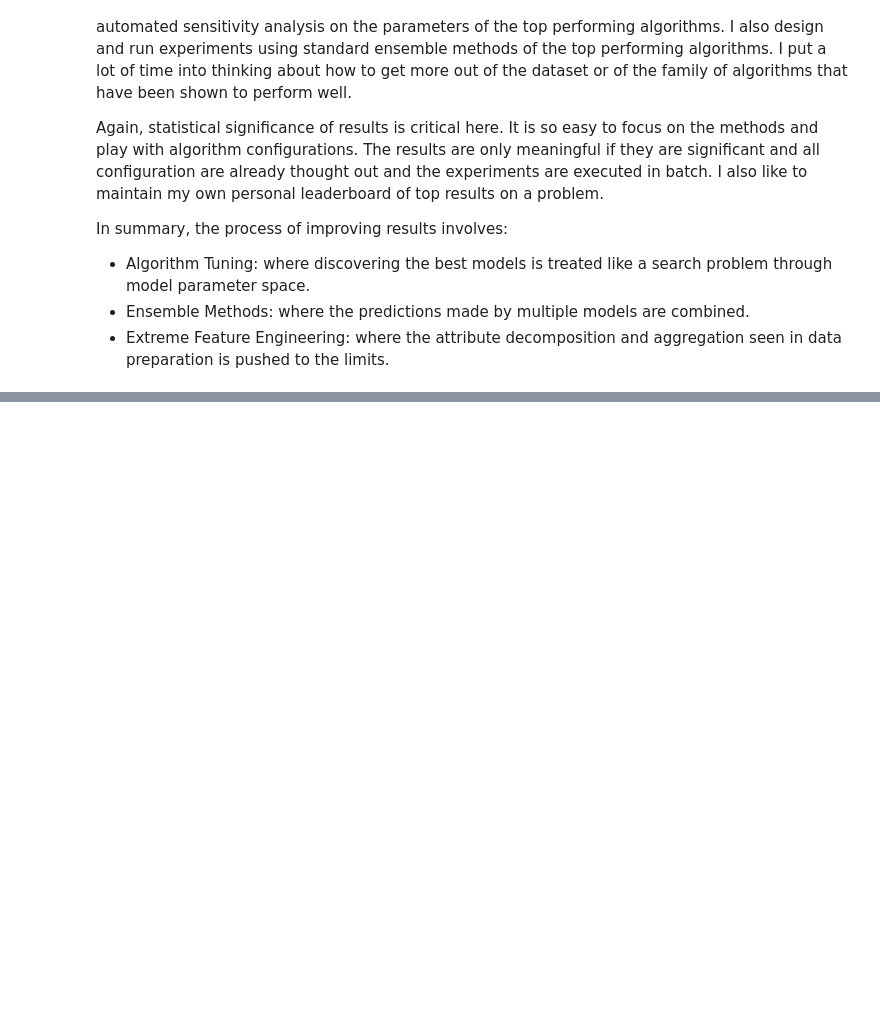
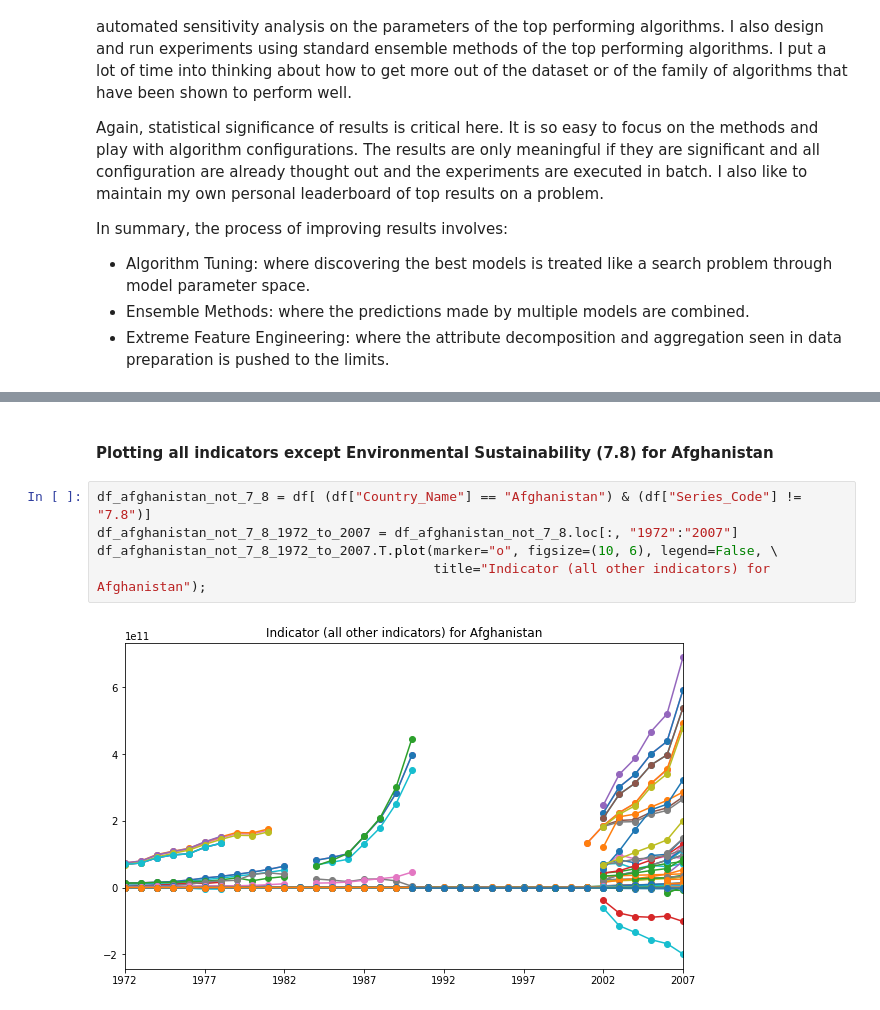
Before and after one commit to machine-learning-study-group/time-series-millenium-goals, a Jupyter notebook: 4-improve-results.ipynb, the cells around one changed output, grey strips where cells are left out. Saved outputs shown, nothing was run; the diff lists cells and outputs as text; blank space fills up the shorter version.

```diff
--- a/4-improve-results.ipynb
+++ b/4-improve-results.ipynb
@@ -14,0 +131,9 @@ In summary, the process of improving results involves:
+# %% [markdown]
+#### Plotting all indicators except Environmental Sustainability (7.8) for Afghanistan
+# %%
+df_afghanistan_not_7_8 = df[ (df["Country_Name"] == "Afghanistan") & (df["Series_Code"] != "7.8")]
+df_afghanistan_not_7_8_1972_to_2007 = df_afghanistan_not_7_8.loc[:, "1972":"2007"]
+df_afghanistan_not_7_8_1972_to_2007.T.plot(marker="o", figsize=(10, 6), legend=False, \
+                                           title="Indicator (all other indicators) for Afghanistan");
+# %% [output]
+[figure, added]
```
Also changed, not shown: parts of 77 cells of this notebook, 3 other files.
